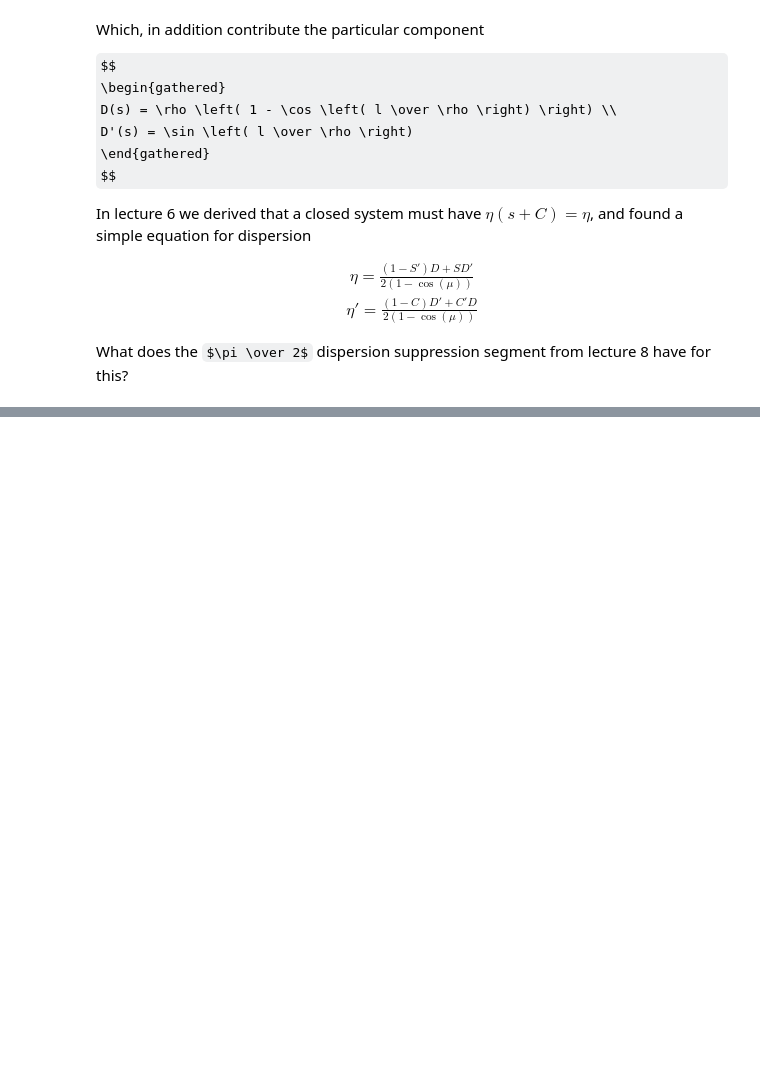
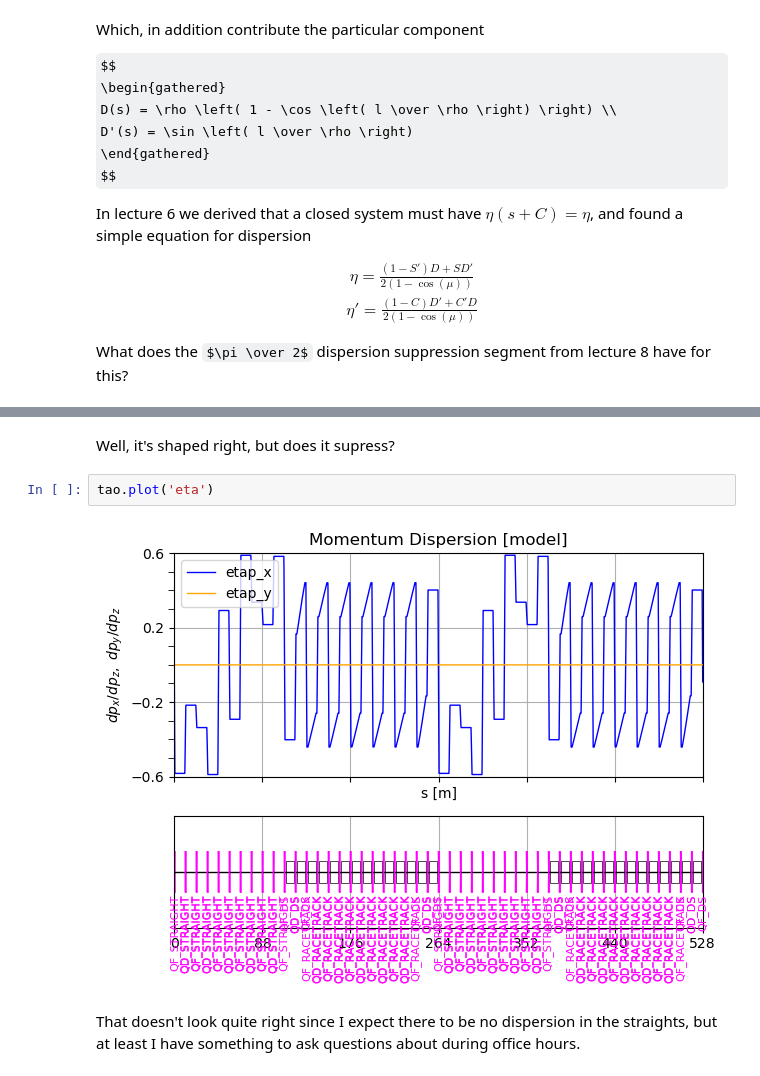
Before and after one commit to andrew-koren/learn-bmad, a Jupyter notebook: project_2/project_2.ipynb, the cells around one changed output, grey strips where cells are left out. Cells and saved outputs as stored; diff of their text form; some formulas as TeX source; blank space fills up the shorter version.

```diff
--- a/project_2/project_2.ipynb
+++ b/project_2/project_2.ipynb
@@ -606,0 +709,8 @@ tao.show('mat')
+# %% [markdown]
+Well, it's shaped right, but does it supress?
+# %%
+tao.plot('eta')
+# %% [output]
+[figure, added]
+# %% [markdown]
+That doesn't look quite right since I expect there to be no dispersion in the straights, but at least I have something to ask questions about during office hours.
```
Also changed, not shown: parts of 9 cells of this notebook, 3 other files.
